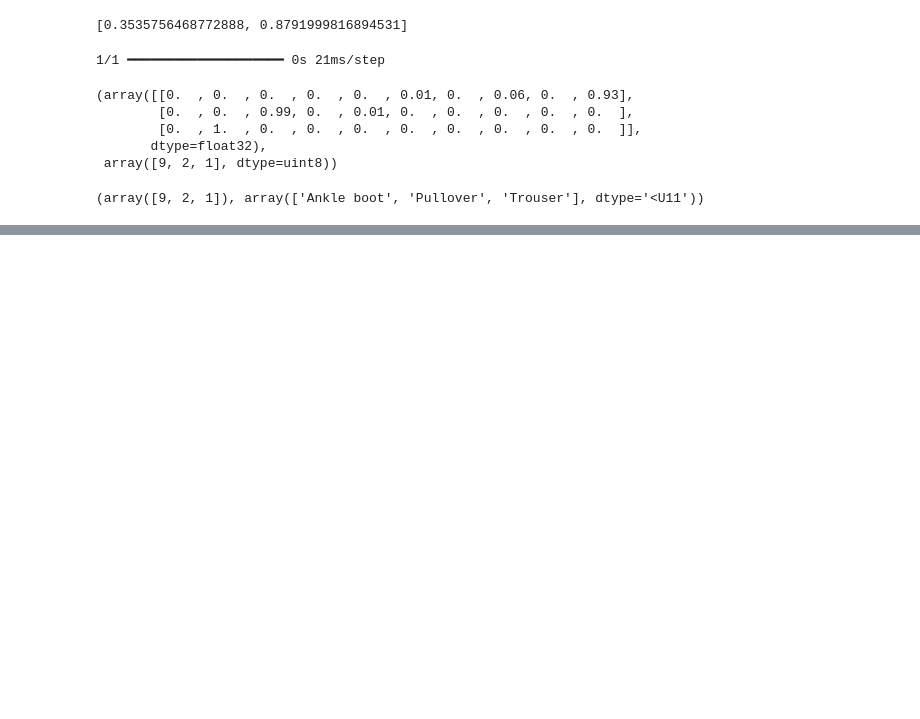
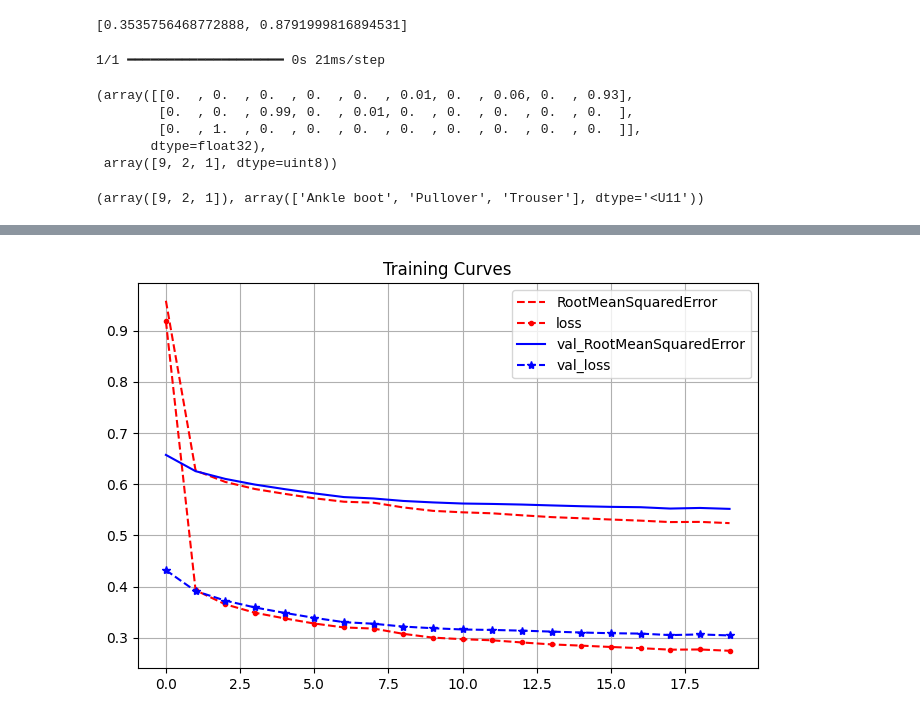
Before and after one commit to yashveersinghsohi/Hands_On_ML_Book_Practice, a Jupyter notebook: Chapter_10/Chatpter10_Intro_to_ANN.ipynb, the cells around one changed output, grey strips where cells are left out. Cells and saved outputs as stored; diff of their text form; code cells hidden in the pictures; blank space fills up the shorter version.

```diff
--- a/Chapter_10/Chatpter10_Intro_to_ANN.ipynb
+++ b/Chapter_10/Chatpter10_Intro_to_ANN.ipynb
@@ -124,0 +134,6 @@ np.argmax(probs, axis=1), np.array(class_names)[np.argmax(probs, axis=1)]
+# %%
+housing = fetch_california_housing()
+X, y = housing.data, housing.target
+X_train_val, X_test, y_train_val, y_test = train_test_split(X, y, random_state=0, test_size=0.25)
+X_train, X_val, y_train, y_val = train_test_split(X_train_val, y_train_val, random_state=0, test_size=0.25)
+X_train.shape, y_train.shape, X_val.shape, y_val.shape, X_test.shape, y_test.shape
@@ -124,0 +142,15 @@ np.argmax(probs, axis=1), np.array(class_names)[np.argmax(probs, axis=1)]
+# %%
+tf.keras.utils.set_random_seed(0)
+norm_layer = tf.keras.layers.Normalization(input_shape=X.shape[1:], axis=-1) # input shape just needs the number of columns (it can scale up to any number of samples so does not need that specified)
+model = tf.keras.Sequential([
+  norm_layer,
+  tf.keras.layers.Dense(50, activation=tf.keras.activations.relu),
+  tf.keras.layers.Dense(50, activation=tf.keras.activations.relu),
+  tf.keras.layers.Dense(50, activation=tf.keras.activations.relu),
+  tf.keras.layers.Dense(1)
+])
+optimizer = tf.keras.optimizers.Adam(learning_rate=1e-3)
+loss = tf.keras.losses.MeanSquaredError()
+model.compile(loss=loss, optimizer=optimizer, metrics=['RootMeanSquaredError'])
+norm_layer.adapt(X_train)
+model.summary()
@@ -124,0 +175,6 @@ np.argmax(probs, axis=1), np.array(class_names)[np.argmax(probs, axis=1)]
+# %%
+history = model.fit(
+  X_train, y_train,
+  validation_data = (X_val, y_val),
+  epochs = 20
+)
@@ -124,0 +199,10 @@ np.argmax(probs, axis=1), np.array(class_names)[np.argmax(probs, axis=1)]
+# %%
+pd.DataFrame(history.history).plot(
+  figsize=(8, 5),
+  grid = True,
+  style = ['r--', 'r--.', 'b-', 'b--*'],
+  title='Training Curves'
+)
+plt.show()
+# %% [output]
+[figure, added]
```
Also changed, not shown: parts of 7 cells of this notebook.
